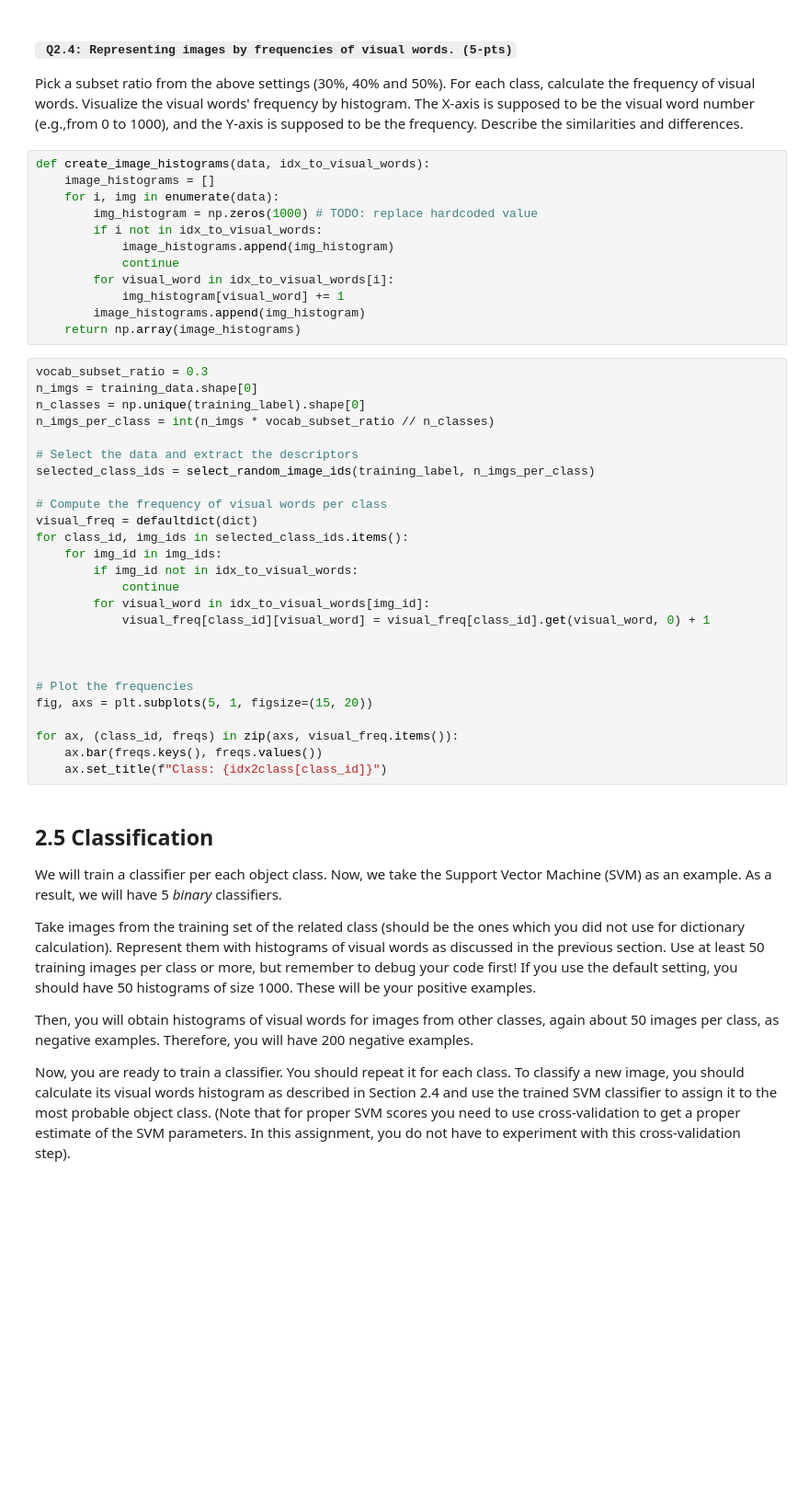
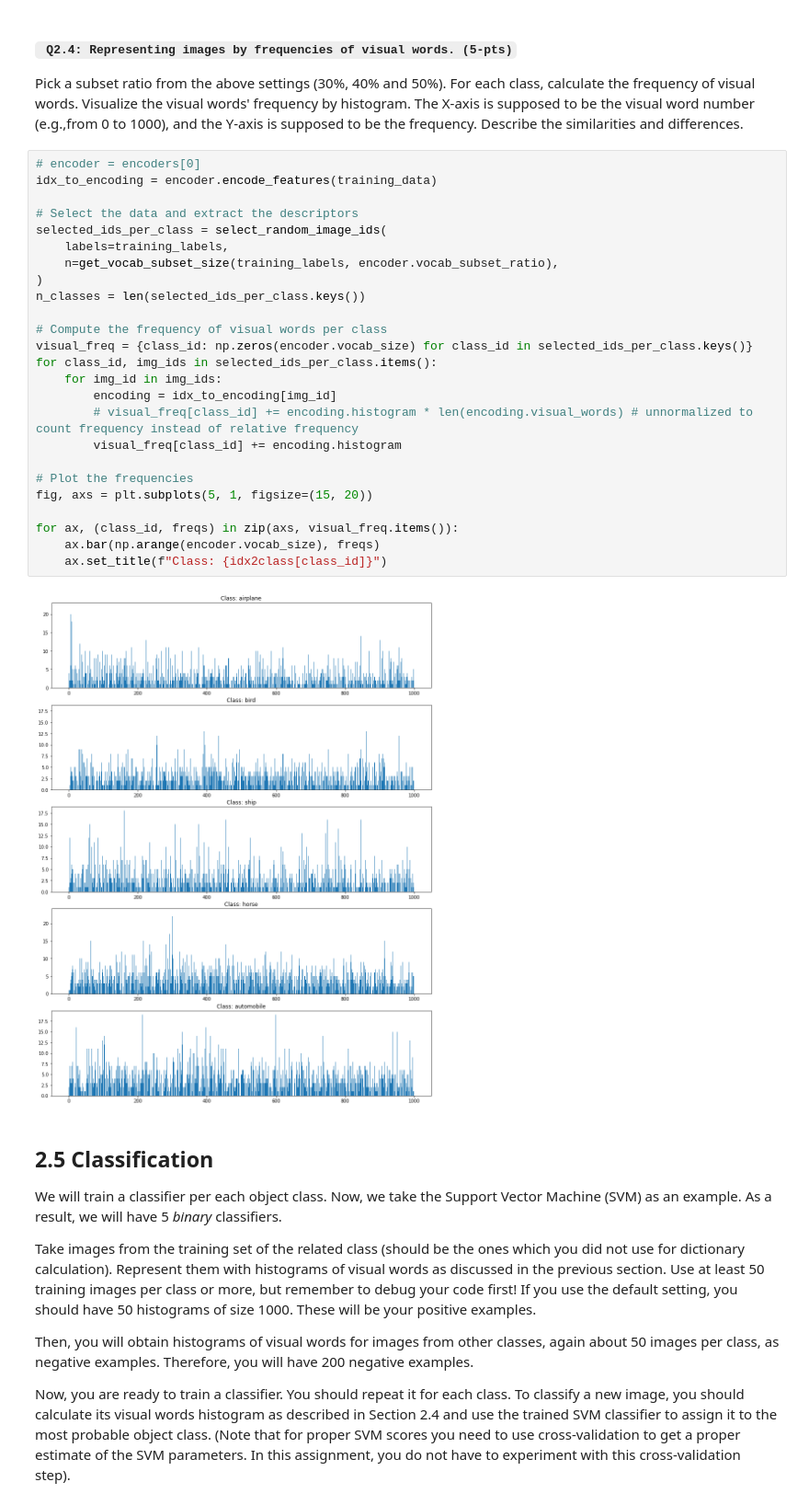
Before and after one commit to nordinbelkacemi/cv1-lab1, a Jupyter notebook: BoW Project/15096157_13740512_12556963_part1.ipynb, the cells around one changed output. Shown at 92% size. Saved outputs shown, nothing was run; the diff lists cells and outputs as text; blank space fills up the shorter version.

```diff
--- a/BoW Project/15096157_13740512_12556963_part1.ipynb
+++ b/BoW Project/15096157_13740512_12556963_part1.ipynb
@@ -292,44 +234,33 @@ The next step is the quantization. The idea is to represent each image by a hist
 ####  **` Q2.4: Representing images by frequencies of visual words. (5-pts)`**
 
 Pick a subset ratio from the above settings (30%, 40% and 50%). For each class, calculate the frequency of visual words. Visualize the visual words' frequency by histogram. The X-axis is supposed to be the visual word number (e.g.,from 0 to 1000), and the Y-axis is supposed to be the frequency. Describe the similarities and differences.
-# %%
-def create_image_histograms(data, idx_to_visual_words):
-    image_histograms = []
-    for i, img in enumerate(data):
-        img_histogram = np.zeros(1000) # TODO: replace hardcoded value
-        if i not in idx_to_visual_words:
-            image_histograms.append(img_histogram)
-            continue
-        for visual_word in idx_to_visual_words[i]:
-            img_histogram[visual_word] += 1
-        image_histograms.append(img_histogram)
-    return np.array(image_histograms)
 # %%
-vocab_subset_ratio = 0.3
-n_imgs = training_data.shape[0]
-n_classes = np.unique(training_label).shape[0]
-n_imgs_per_class = int(n_imgs * vocab_subset_ratio // n_classes)
+# encoder = encoders[0]
+idx_to_encoding = encoder.encode_features(training_data)
 
 # Select the data and extract the descriptors
-selected_class_ids = select_random_image_ids(training_label, n_imgs_per_class)
+selected_ids_per_class = select_random_image_ids(
+    labels=training_labels,
+    n=get_vocab_subset_size(training_labels, encoder.vocab_subset_ratio),
+)
+n_classes = len(selected_ids_per_class.keys())
 
 # Compute the frequency of visual words per class
-visual_freq = defaultdict(dict)
-for class_id, img_ids in selected_class_ids.items():
+visual_freq = {class_id: np.zeros(encoder.vocab_size) for class_id in selected_ids_per_class.keys()}
+for class_id, img_ids in selected_ids_per_class.items():
     for img_id in img_ids:
-        if img_id not in idx_to_visual_words:
-            continue
-        for visual_word in idx_to_visual_words[img_id]:
-            visual_freq[class_id][visual_word] = visual_freq[class_id].get(visual_word, 0) + 1
-
-
+        encoding = idx_to_encoding[img_id]
+        # visual_freq[class_id] += encoding.histogram * len(encoding.visual_words) # unnormalized to count frequency instead of relative frequency
+        visual_freq[class_id] += encoding.histogram
 
 # Plot the frequencies
 fig, axs = plt.subplots(5, 1, figsize=(15, 20))
 
 for ax, (class_id, freqs) in zip(axs, visual_freq.items()):
-    ax.bar(freqs.keys(), freqs.values())
+    ax.bar(np.arange(encoder.vocab_size), freqs)
     ax.set_title(f"Class: {idx2class[class_id]}")
+# %% [output]
+[figure, added]
 # %% [markdown]
 ## **2.5 Classification**
 
```
Also changed, not shown: parts of 16 cells of this notebook, 1 other file.
